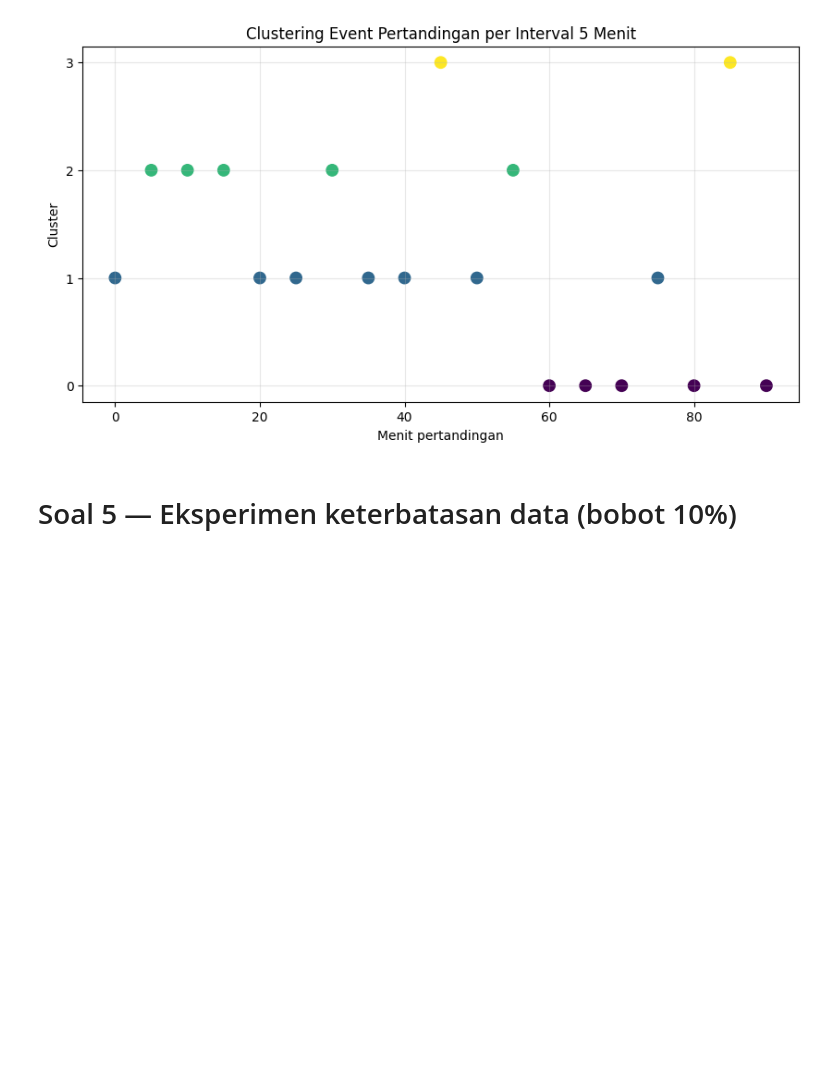
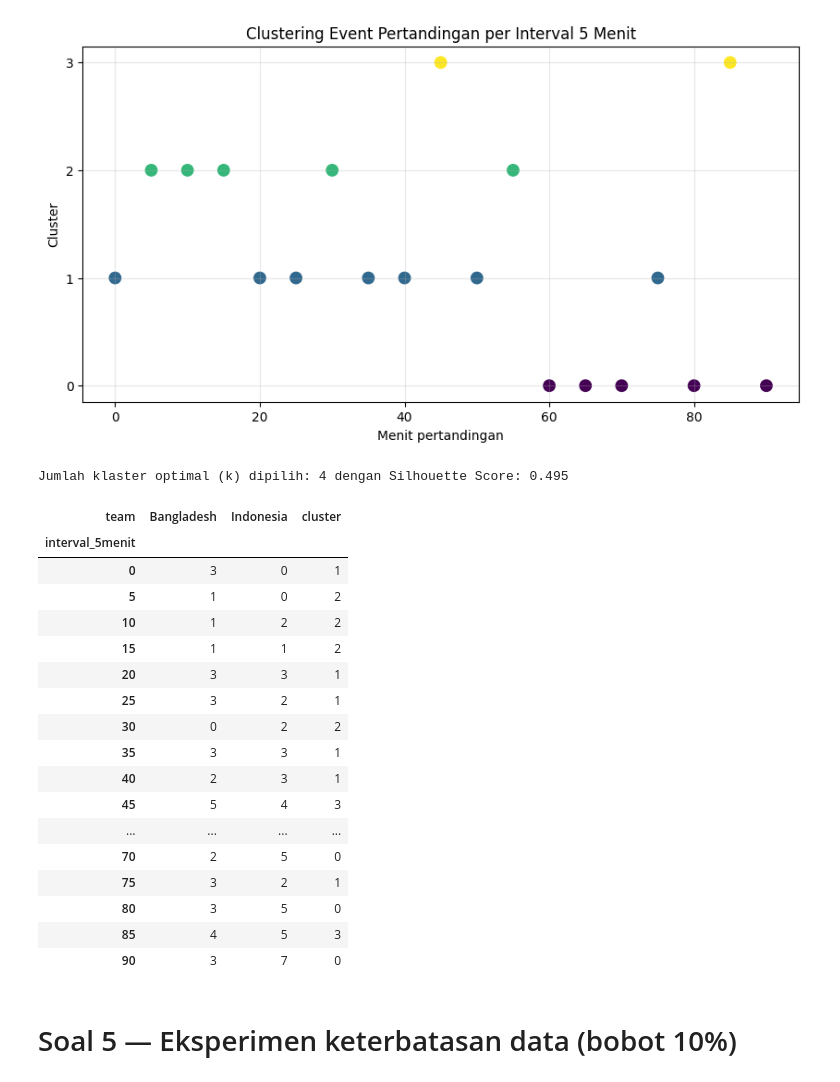
Before and after one commit to NatanaelAnantaSatrio/MachineLearning, a Jupyter notebook: Tugas1.ipynb, the cells around one changed output. Cells and saved outputs as stored; diff of their text form; code cells hidden in the pictures; blank space fills up the shorter version.

```diff
--- a/Tugas1.ipynb
+++ b/Tugas1.ipynb
@@ -2165,6 +2369,70 @@ plt.grid(True, alpha=0.3)
 plt.show()
 # %% [output]
 [figure]
+# %%
+# ==========================================
+# SOAL 4 — Fase Permainan per Jendela 5 Menit
+# ==========================================
+from sklearn.preprocessing import StandardScaler
+from sklearn.cluster import KMeans
+from sklearn.metrics import silhouette_score
+import matplotlib.pyplot as plt
+
+# Sel 4.1 - Agregasi fitur per jendela 5 menit
+events_5menit = events_df.copy()
+events_5menit["interval_5menit"] = (events_5menit["minute"] // 5) * 5
+
+# Buat pivot table fitur per interval dan tim
+fitur_cluster = events_5menit.pivot_table(
+    index="interval_5menit",
+    columns="team",
+    values="event_id",
+    aggfunc="count",
+    fill_value=0
+)
+
+# Standarisasi fitur
+scaler = StandardScaler()
+X_scaled = scaler.fit_transform(fitur_cluster)
+
+# Cari k optimal menggunakan silhouette score (uji k dari 2 sampai 4)
+best_k = 2
+best_score = -1
+for k in range(2, min(5, len(fitur_cluster))):
+    kmeans = KMeans(n_clusters=k, random_state=42, n_init=10)
+    labels = kmeans.fit_predict(X_scaled)
+    score = silhouette_score(X_scaled, labels)
+    if score > best_score:
+        best_score = score
+        best_k = k
+
+print(f"Jumlah klaster optimal (k) dipilih: {best_k} dengan Silhouette Score: {best_score:.3f}")
+
+# Lakukan KMeans dengan k optimal
+kmeans_final = KMeans(n_clusters=best_k, random_state=42, n_init=10)
+fitur_cluster["cluster"] = kmeans_final.fit_predict(X_scaled)
+
+display(fitur_cluster)
+# %% [output]
+Jumlah klaster optimal (k) dipilih: 4 dengan Silhouette Score: 0.495
+| team | Bangladesh | Indonesia | cluster |
+| interval_5menit |  |  |  |
+| 0 | 3 | 0 | 1 |
+| 5 | 1 | 0 | 2 |
+| 10 | 1 | 2 | 2 |
+| 15 | 1 | 1 | 2 |
+| 20 | 3 | 3 | 1 |
+| 25 | 3 | 2 | 1 |
+| 30 | 0 | 2 | 2 |
+| 35 | 3 | 3 | 1 |
+| 40 | 2 | 3 | 1 |
+| 45 | 5 | 4 | 3 |
+| ... | ... | ... | ... |
+| 70 | 2 | 5 | 0 |
+| 75 | 3 | 2 | 1 |
+| 80 | 3 | 5 | 0 |
+| 85 | 4 | 5 | 3 |
+| 90 | 3 | 7 | 0 |
 # %% [markdown]
 # Soal 5 — Eksperimen keterbatasan data (bobot 10%)
 # %% [markdown]
```
Also changed, not shown: parts of 11 cells of this notebook.
